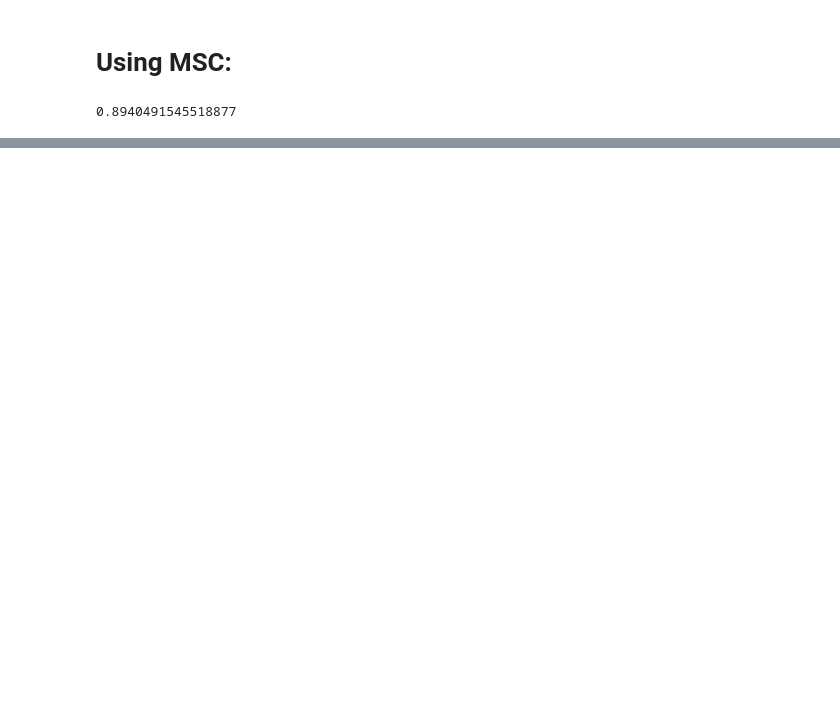
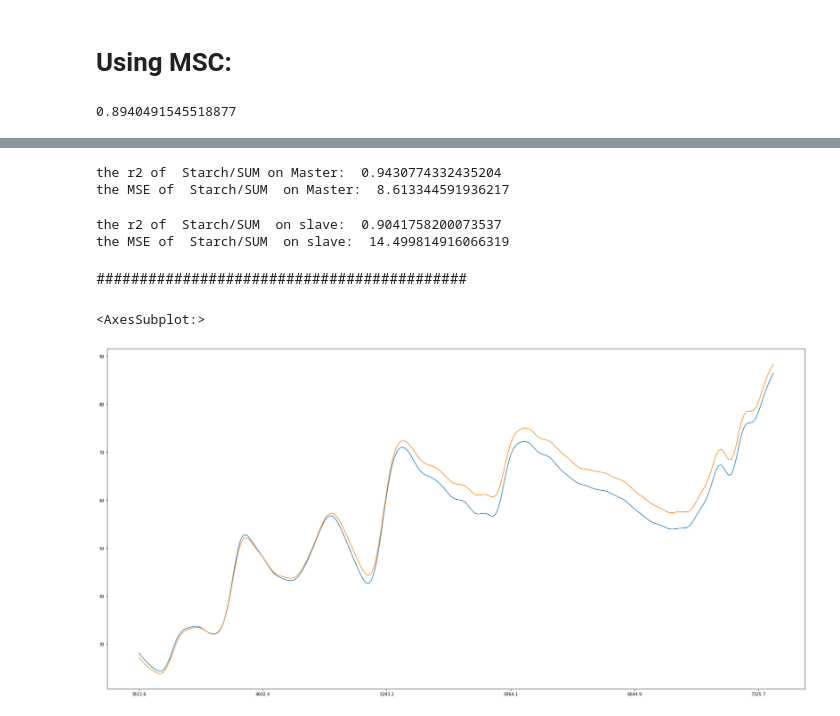
Before and after one commit to mahmoud791/graduation-project, a Jupyter notebook: new_model.ipynb, the cells around one changed output, grey strips where cells are left out. Cells and saved outputs as stored; diff of their text form; code cells hidden in the pictures; blank space fills up the shorter version.

```diff
--- a/new_model.ipynb
+++ b/new_model.ipynb
@@ -199,0 +234,31 @@ the MSE of Starch on Slave:  22.680837017561558
+# %%
+print('the r2 of ',target,'on Master: ',r2_score(df_ref[target],p_52))
+print('the MSE of ',target,' on Master: ',mean_squared_error(df_ref[target],p_52))
+# %% [output]
+the r2 of  Starch/SUM on Master:  0.9430774332435204
+the MSE of  Starch/SUM  on Master:  8.613344591936217
+# %%
+print('the r2 of ',target,' on slave: ',r2_score(df_ref[target],p_22))
+print('the MSE of ',target,' on slave: ',mean_squared_error(df_ref[target],p_22))
+# %% [output]
+the r2 of  Starch/SUM  on slave:  0.9041758200073537
+the MSE of  Starch/SUM  on slave:  14.499814916066319
+# %% [markdown]
+###########################################
+# %%
+my_path = 'calibration_set/'
+df_3 = pd.read_csv(my_path+'scanner_3.csv').drop(['WVN CM-1'],axis=1)
+df_11 = pd.read_csv(my_path+'scanner_11.csv').drop(['WVN CM-1'],axis=1).drop(40,axis=0)
+df_16 = pd.read_csv(my_path+'scanner_4.csv').drop(['WVN CM-1'],axis=1)
+df_22 = pd.read_csv(my_path+'scanner_22.csv').drop(['WVN CM-1'],axis=1)
+df_41 = pd.read_csv(my_path+'scanner_41.csv').drop(['WVN CM-1'],axis=1)
+df_52 = pd.read_csv(my_path+'scanner_52.csv').drop(['WVN CM-1'],axis=1)
+df_74 = pd.read_csv(my_path+'scanner_74.csv').drop(['WVN CM-1'],axis=1)
+
+df_ref = pd.read_excel(my_path+'Reference values_3fills.xlsx').drop(['Sample ID'],axis=1)
+# %%
+df_52.iloc[6].plot()
+df_22.iloc[6].plot()
+# %% [output]
+<AxesSubplot:>
+[figure, added]
```
Also changed, not shown: parts of 17 cells of this notebook, 2 other files.
